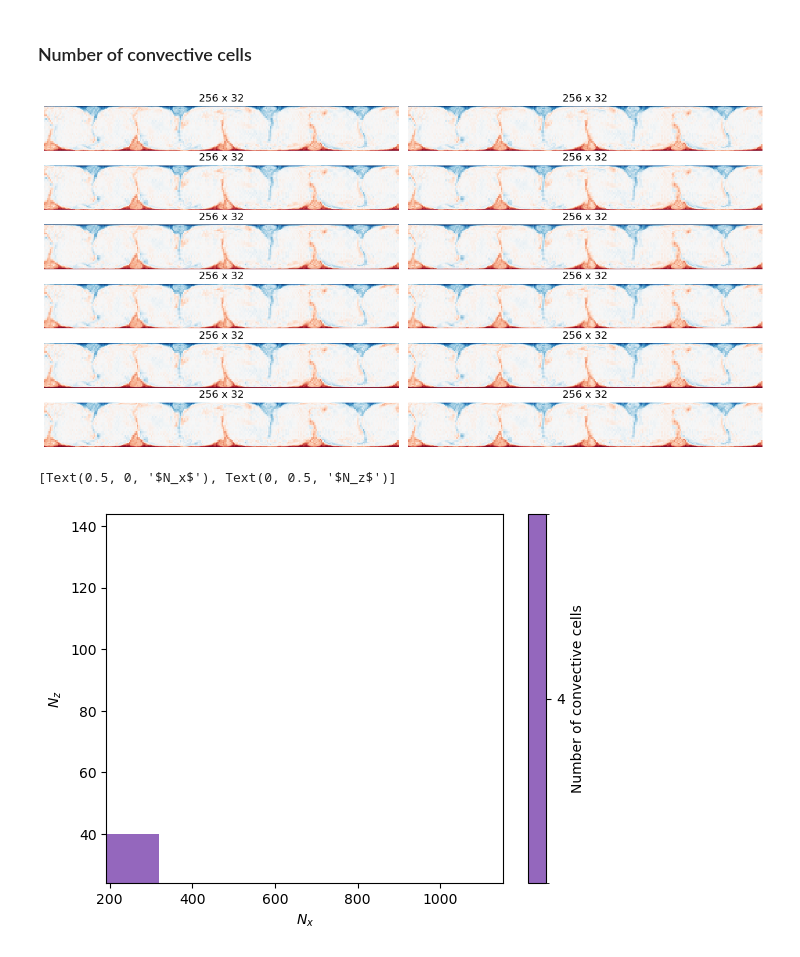
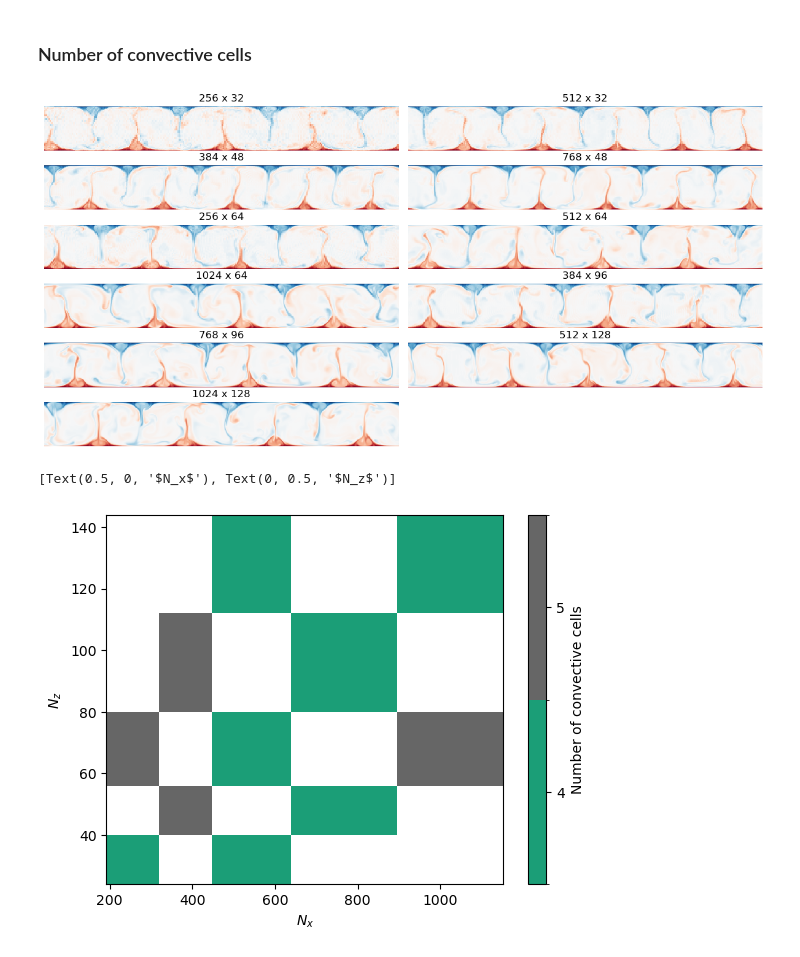
Before and after one commit to tschanzer/honours-project, a Jupyter notebook: notebooks/resolution_tests.ipynb, the cells around one changed output. Cells and saved outputs as stored; diff of their text form; code cells hidden in the pictures.

```diff
--- a/notebooks/resolution_tests.ipynb
+++ b/notebooks/resolution_tests.ipynb
@@ -236,18 +236,29 @@ def plot_theta(nx, nz, ax):
     ax.axis('off')
     ax.set_title(f'{nx:d} x {nz:d}')
 # %%
-nx = 256*np.ones(12, dtype=int)
-nz = 32*np.ones(12, dtype=int)
+nx = [256, 512, 384, 768, 256, 512, 1024, 384, 768, 512, 1024]
+nz = [32, 32, 48, 48, 64, 64, 64, 96, 96, 128, 128]
 fig, axes = plt.subplots(6, 2, figsize=(12, 6))
-for i in range(12):
+for i in range(11):
     plot_theta(nx[i], nz[i], axes.flat[i])
+axes[5, 1].axis('off')
 fig.tight_layout()
 # %% [output]
-[figure, old version]
+[figure, new version]
 # %%
 # enter results as a (Nx, Nz, number) tuple
 n_cells = {
     (256, 32): 4,
+    (512, 32): 5,
+    (384, 48): 5,
+    (768, 48): 5,
+    (256, 64): 4,
+    (512, 64): 4,
+    (1024, 64): 4,
+    (384, 96): 4,
+    (768, 96): 4,
+    (512, 128): 5,
+    (1024, 128): 4,
 }
 nx = [256, 384, 512, 768, 1024]
 nz = [32, 48, 64, 96, 128]
@@ -260,15 +271,15 @@ def get_n_cells(nx, nz):
         return np.nan
 n_cells = xr.apply_ufunc(get_n_cells, nx, nz, vectorize=True)
 # %%
-cmap = mpl.cm.tab10
+cmap = mpl.cm.Dark2
 bounds = np.arange(n_cells.min() - 0.5, n_cells.max() + 1.5)
 norm = mpl.colors.BoundaryNorm(bounds, cmap.N)
 
 fig, ax = plt.subplots()
 mesh = ax.pcolormesh(n_cells.nx, n_cells.nz, n_cells, norm=norm, cmap=cmap)
 cbar = fig.colorbar(mesh, ax=ax, label='Number of convective cells')
 cbar.ax.set_yticks(np.arange(n_cells.min(), n_cells.max() + 1))
 ax.set(xlabel='$N_x$', ylabel='$N_z$')
 # %% [output]
 [Text(0.5, 0, '$N_x$'), Text(0, 0.5, '$N_z$')]
-[figure, old version]
+[figure, new version]
```
Also changed, not shown: parts of 1 cell of this notebook.
